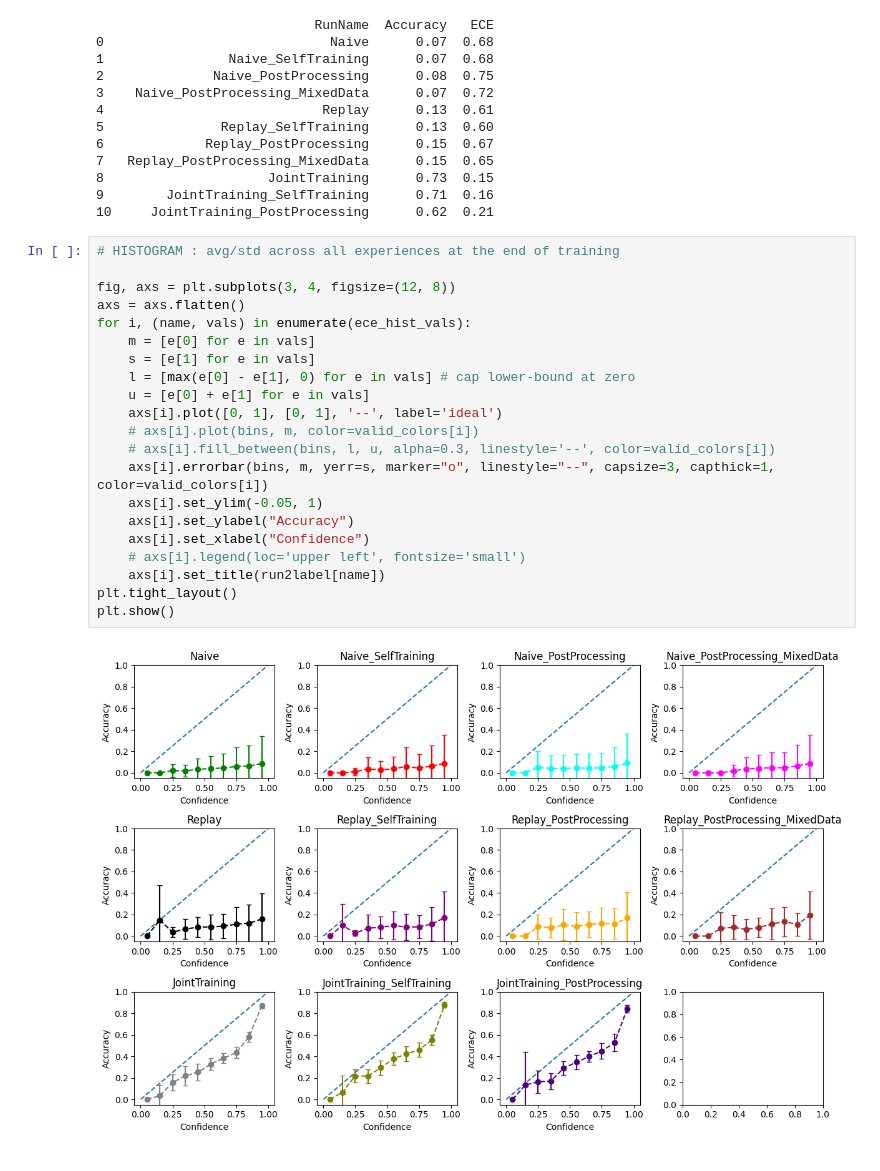
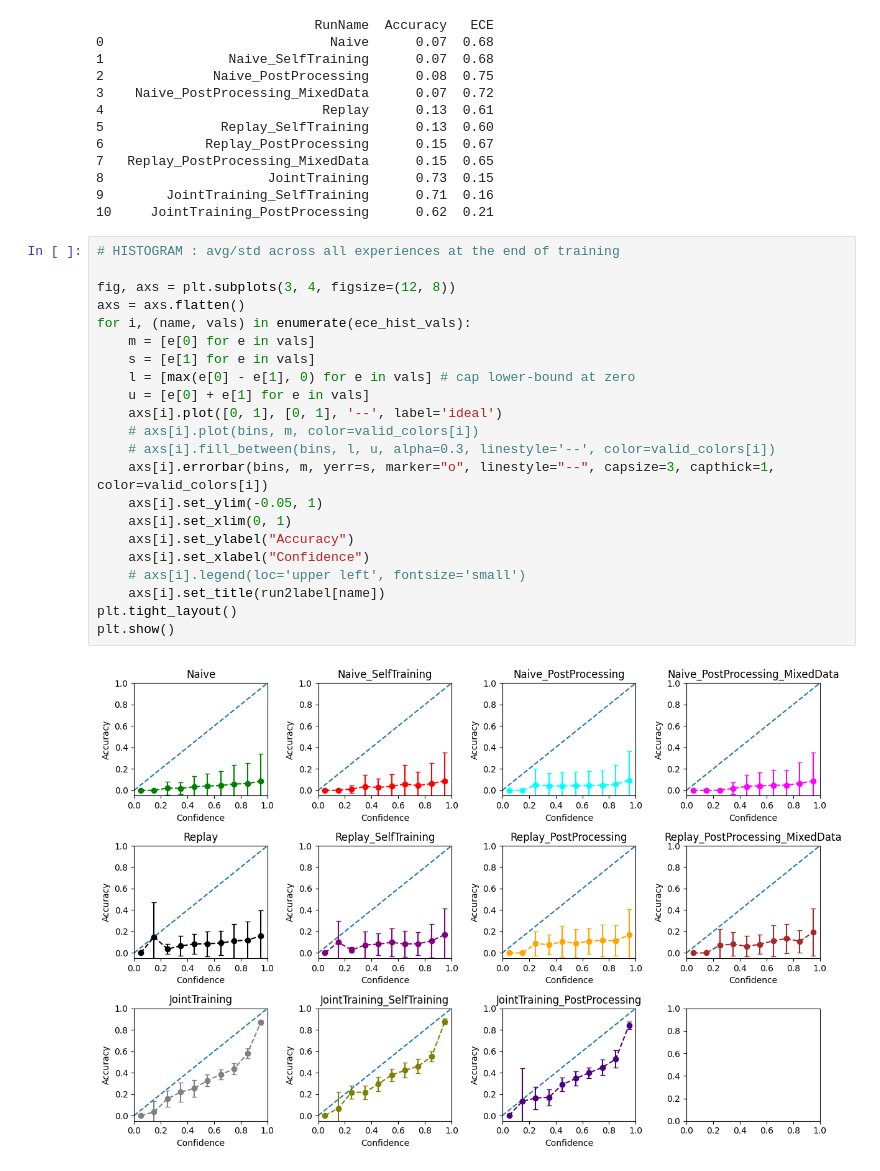
Before and after one commit to lilanpei/Continual-Calibration, a Jupyter notebook: SplitCIFAR100_metrics_plots.ipynb, the cells around one changed output. Drawn from its saved outputs; the diff is of its cells as text.

```diff
--- a/SplitCIFAR100_metrics_plots.ipynb
+++ b/SplitCIFAR100_metrics_plots.ipynb
@@ -197,23 +197,24 @@ print(dt)
 # %%
 # HISTOGRAM : avg/std across all experiences at the end of training
 
 fig, axs = plt.subplots(3, 4, figsize=(12, 8))
 axs = axs.flatten()
 for i, (name, vals) in enumerate(ece_hist_vals):
     m = [e[0] for e in vals]
     s = [e[1] for e in vals]
     l = [max(e[0] - e[1], 0) for e in vals] # cap lower-bound at zero
     u = [e[0] + e[1] for e in vals]
     axs[i].plot([0, 1], [0, 1], '--', label='ideal')
     # axs[i].plot(bins, m, color=valid_colors[i])
     # axs[i].fill_between(bins, l, u, alpha=0.3, linestyle='--', color=valid_colors[i])
     axs[i].errorbar(bins, m, yerr=s, marker="o", linestyle="--", capsize=3, capthick=1, color=valid_colors[i])
     axs[i].set_ylim(-0.05, 1)
+    axs[i].set_xlim(0, 1)
     axs[i].set_ylabel("Accuracy")
     axs[i].set_xlabel("Confidence")
     # axs[i].legend(loc='upper left', fontsize='small')
     axs[i].set_title(run2label[name])
 plt.tight_layout()
 plt.show()
 # %% [output]
-[figure, old version]
+[figure, new version]
```
Also changed, not shown: 2 other files.
